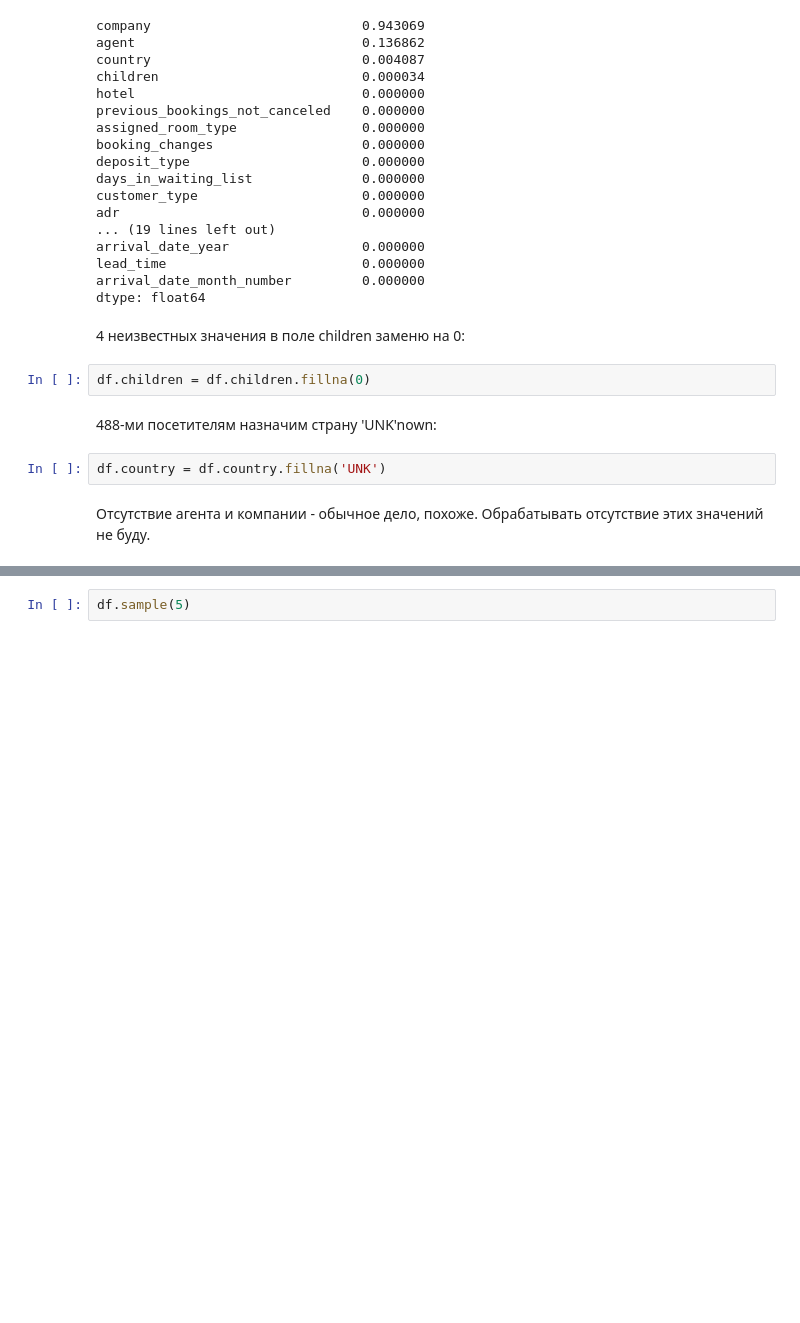
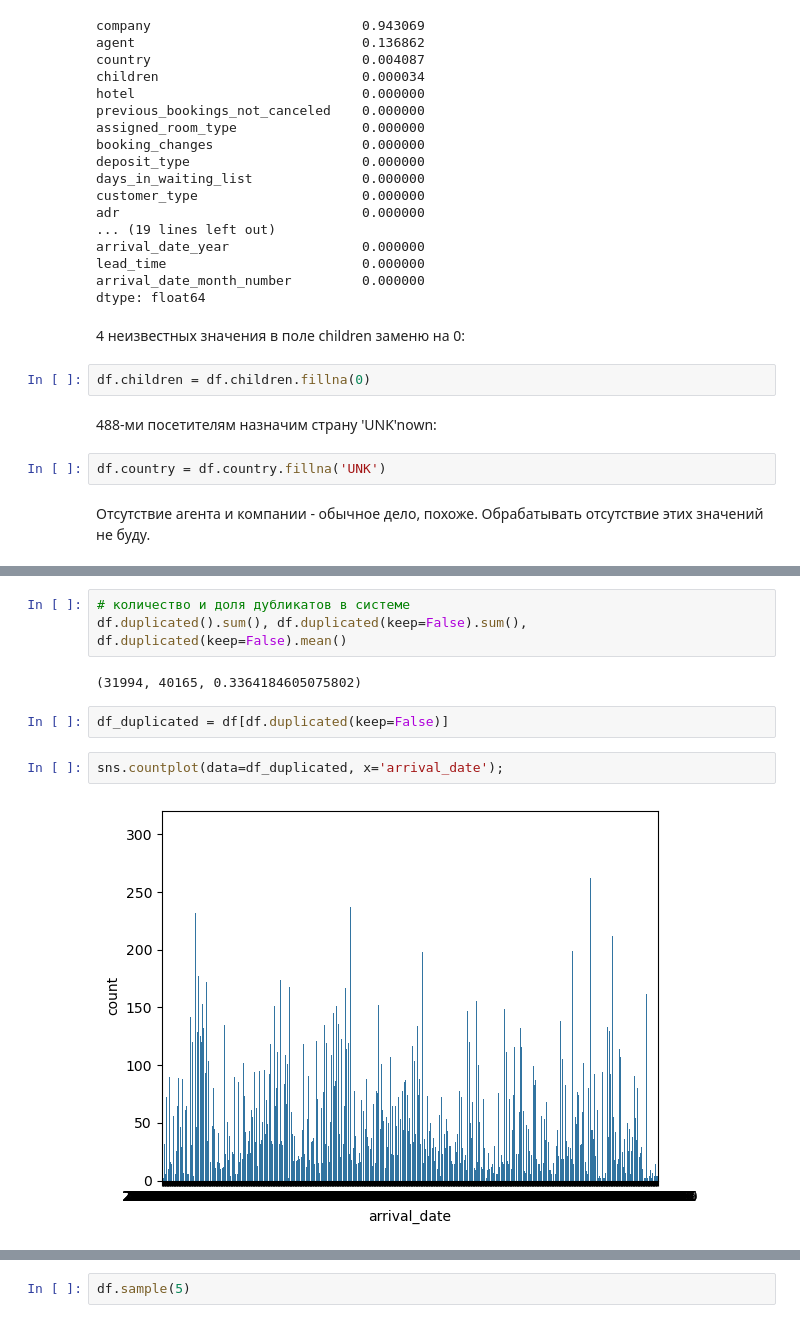
Before and after one commit to gbrs/bookings_eda, a Jupyter notebook: bookings_eda.ipynb, the cells around one changed output, grey strips where cells are left out. Drawn from its saved outputs; the diff is of its cells as text; blank space fills up the shorter version.

Commit message:
search duplicates

```diff
--- a/bookings_eda.ipynb
+++ b/bookings_eda.ipynb
@@ -226,0 +218,11 @@ df.country = df.country.fillna('UNK')
+# %%
+# количество и доля дубликатов в системе
+df.duplicated().sum(), df.duplicated(keep=False).sum(), df.duplicated(keep=False).mean()
+# %% [output]
+(31994, 40165, 0.3364184605075802)
+# %%
+df_duplicated = df[df.duplicated(keep=False)]
+# %%
+sns.countplot(data=df_duplicated, x='arrival_date');
+# %% [output]
+[figure, added]
```
Also changed, not shown: parts of 6 cells of this notebook.
